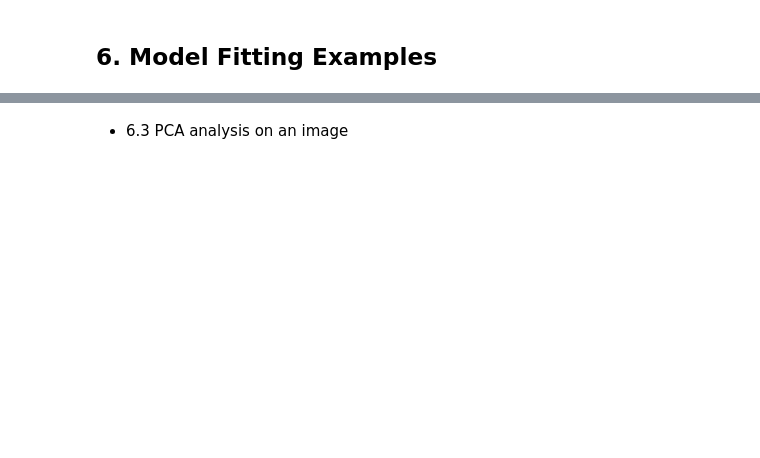
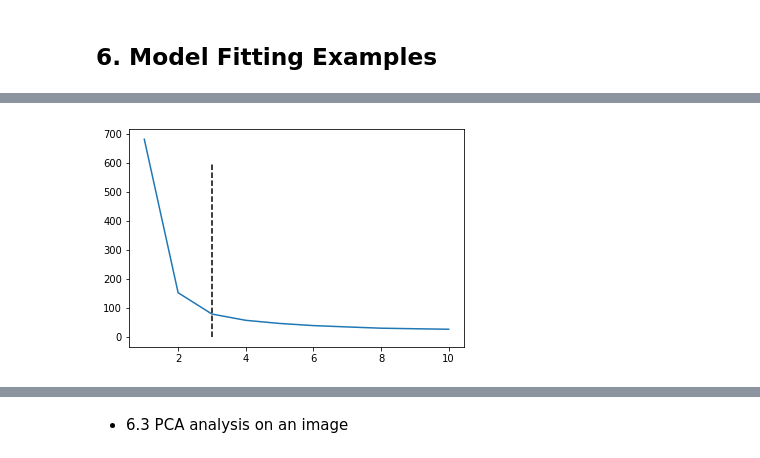
Before and after one commit to xiangshiyin/atl_meetup_20190302, a Jupyter notebook: notebook/demo_v1.ipynb, the cells around one changed output, grey strips where cells are left out. Drawn from its saved outputs; the diff is of its cells as text; code cells hidden in the pictures; blank space fills up the shorter version.

```diff
--- a/notebook/demo_v1.ipynb
+++ b/notebook/demo_v1.ipynb
@@ -740,0 +753,2 @@ m
+# %%
+diabetes = datasets.load_diabetes()
@@ -742,0 +840,6 @@ m
+# %%
+from sklearn import datasets
+import matplotlib.pyplot as plt
+import pandas as pd
+import numpy as np
+iris = datasets.load_iris()
@@ -742,0 +873,15 @@ m
+# %%
+from sklearn.cluster import KMeans
+
+withincluster_ssd = []
+## use elbow plot to determine the ideal number of clusters
+for i in range(1,11):
+    km = KMeans(n_clusters=i)
+    km.fit(iris['data'])
+    withincluster_ssd.append(km.inertia_)
+## generate the elbow plot
+plt.plot(list(range(1,11)),withincluster_ssd)
+plt.vlines(x=3,ymin=0,ymax=600,linestyles='dashed')
+plt.show()
+# %% [output]
+[figure, added]
```
Also changed, not shown: parts of 23 cells of this notebook, 3 other files.
